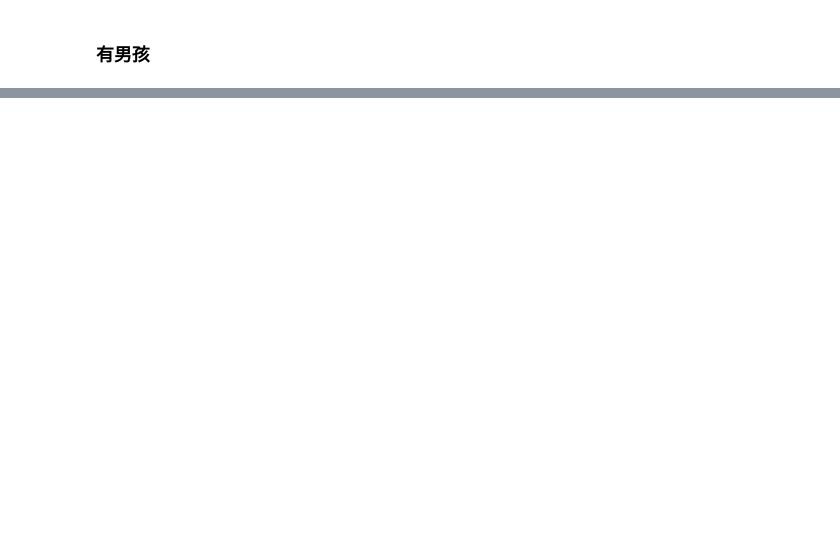
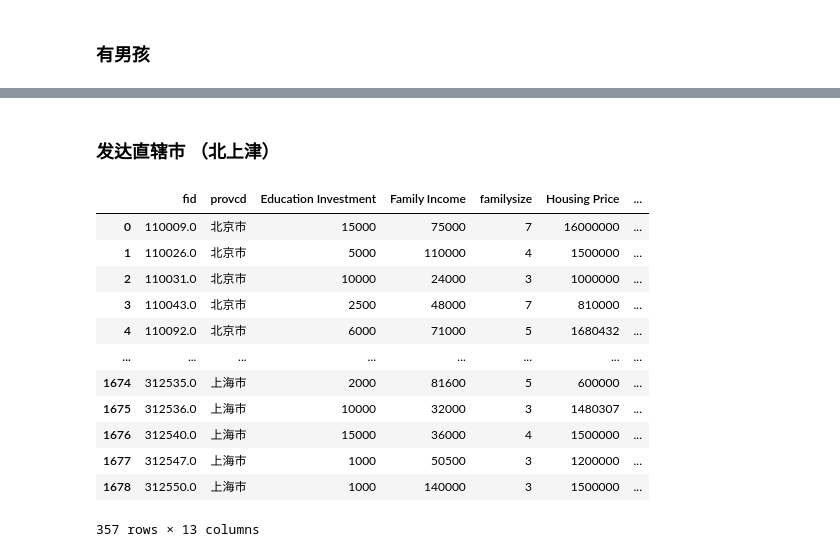
Before and after one commit to aresgtr/HKUST-MASS-5210-Project, a Jupyter notebook: post_presentation.ipynb, the cells around one changed output, grey strips where cells are left out. Drawn from its saved outputs; the diff is of its cells as text; code cells hidden in the pictures; blank space fills up the shorter version.

```diff
--- a/post_presentation.ipynb
+++ b/post_presentation.ipynb
@@ -741,0 +786,20 @@ strong multicollinearity or other numerical problems.
+# %% [markdown]
+### 发达直辖市 （北上津）
+# %%
+# df_merged.query("provcd == '上海市' | provcd == '北京市'")
+df_city = df_merged[df_merged['provcd'].isin(['上海市', '北京市', '天津市'])]
+df_city
+# %% [output]
+|  | fid | provcd | Education Investment | Family Income | familysize | Housing Price | ... |
+| 0 | 110009.0 | 北京市 | 15000 | 75000 | 7 | 16000000 | ... |
+| 1 | 110026.0 | 北京市 | 5000 | 110000 | 4 | 1500000 | ... |
+| 2 | 110031.0 | 北京市 | 10000 | 24000 | 3 | 1000000 | ... |
+| 3 | 110043.0 | 北京市 | 2500 | 48000 | 7 | 810000 | ... |
+| 4 | 110092.0 | 北京市 | 6000 | 71000 | 5 | 1680432 | ... |
+| ... | ... | ... | ... | ... | ... | ... | ... |
+| 1674 | 312535.0 | 上海市 | 2000 | 81600 | 5 | 600000 | ... |
+| 1675 | 312536.0 | 上海市 | 10000 | 32000 | 3 | 1480307 | ... |
+| 1676 | 312540.0 | 上海市 | 15000 | 36000 | 4 | 1500000 | ... |
+| 1677 | 312547.0 | 上海市 | 1000 | 50500 | 3 | 1200000 | ... |
+| 1678 | 312550.0 | 上海市 | 1000 | 140000 | 3 | 1500000 | ... |
+357 rows × 13 columns
```
Also changed, not shown: parts of 28 cells of this notebook.
